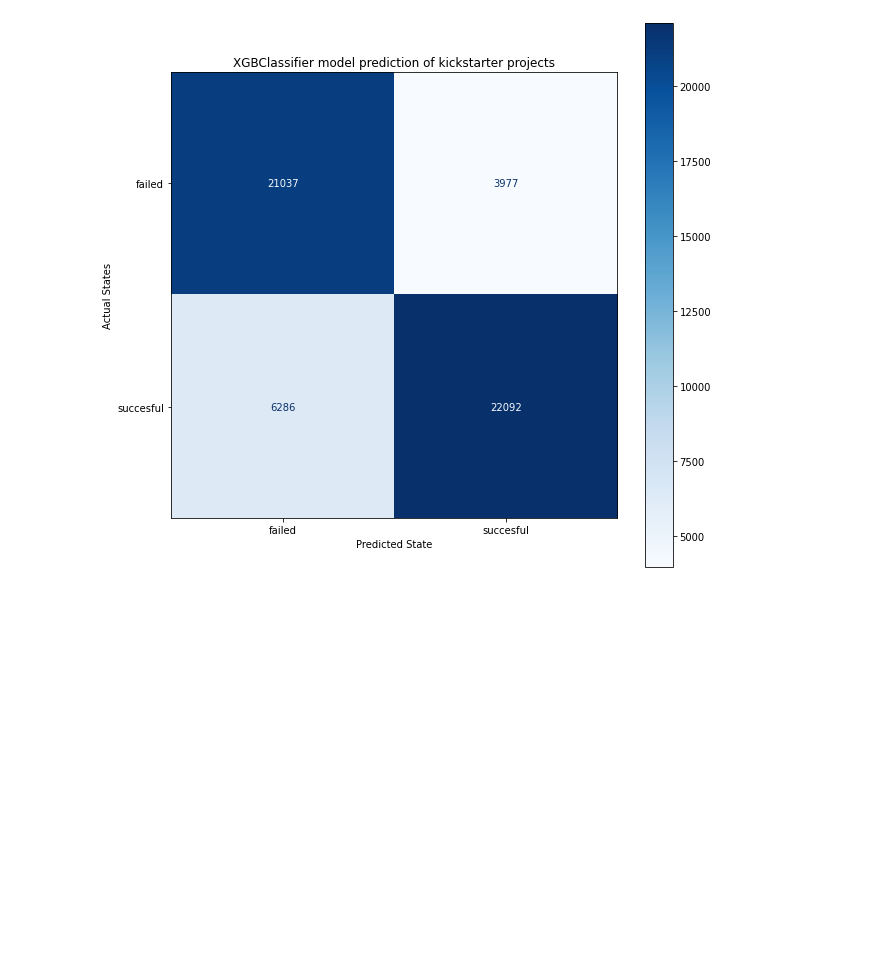
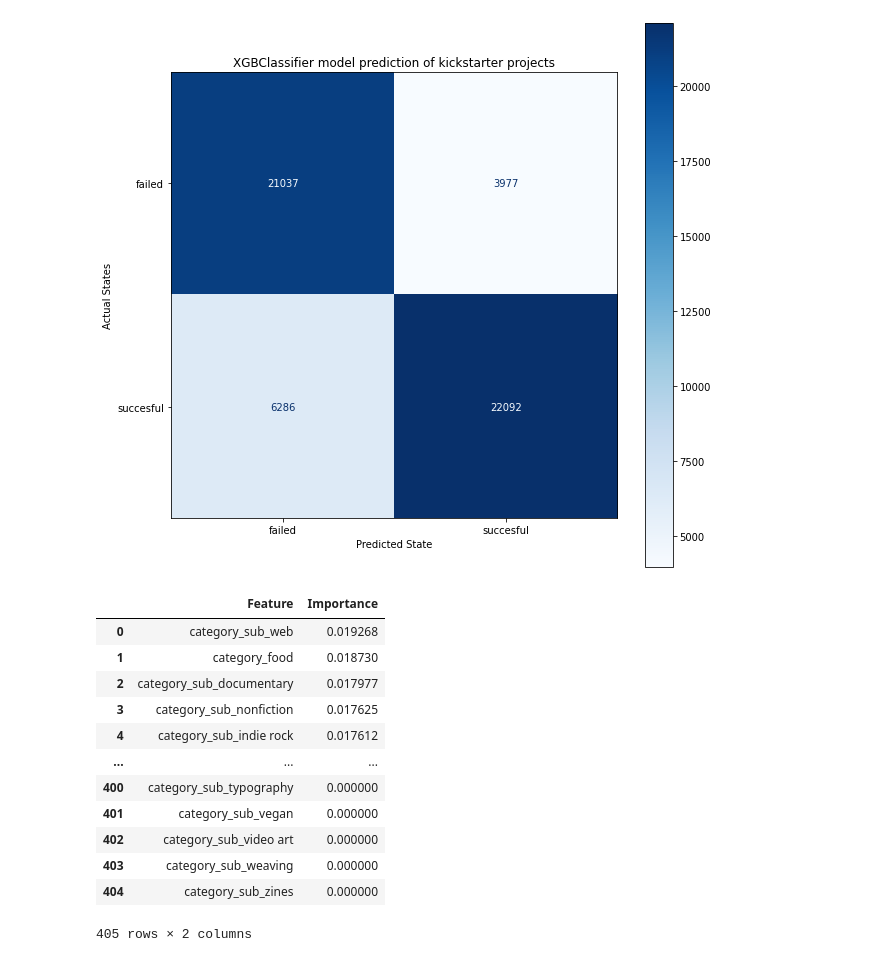
Before and after one commit to reneebrecht/ds-ml-project-kickstarter, a Jupyter notebook: xgboost.ipynb, the cells around one changed output. Drawn from its saved outputs; the diff is of its cells as text; code cells hidden in the pictures; blank space fills up the shorter version.

```diff
--- a/xgboost.ipynb
+++ b/xgboost.ipynb
@@ -100,0 +105,18 @@ plt.show()
+# %%
+feat_df = pd.DataFrame({'Feature':feat_dict.keys(),'Importance':feat_dict.values()})
+
+feat_df
+# %% [output]
+|  | Feature | Importance |
+| 0 | category_sub_web | 0.019268 |
+| 1 | category_food | 0.018730 |
+| 2 | category_sub_documentary | 0.017977 |
+| 3 | category_sub_nonfiction | 0.017625 |
+| 4 | category_sub_indie rock | 0.017612 |
+| ... | ... | ... |
+| 400 | category_sub_typography | 0.000000 |
+| 401 | category_sub_vegan | 0.000000 |
+| 402 | category_sub_video art | 0.000000 |
+| 403 | category_sub_weaving | 0.000000 |
+| 404 | category_sub_zines | 0.000000 |
+405 rows × 2 columns
```
Also changed, not shown: parts of 10 cells of this notebook.
